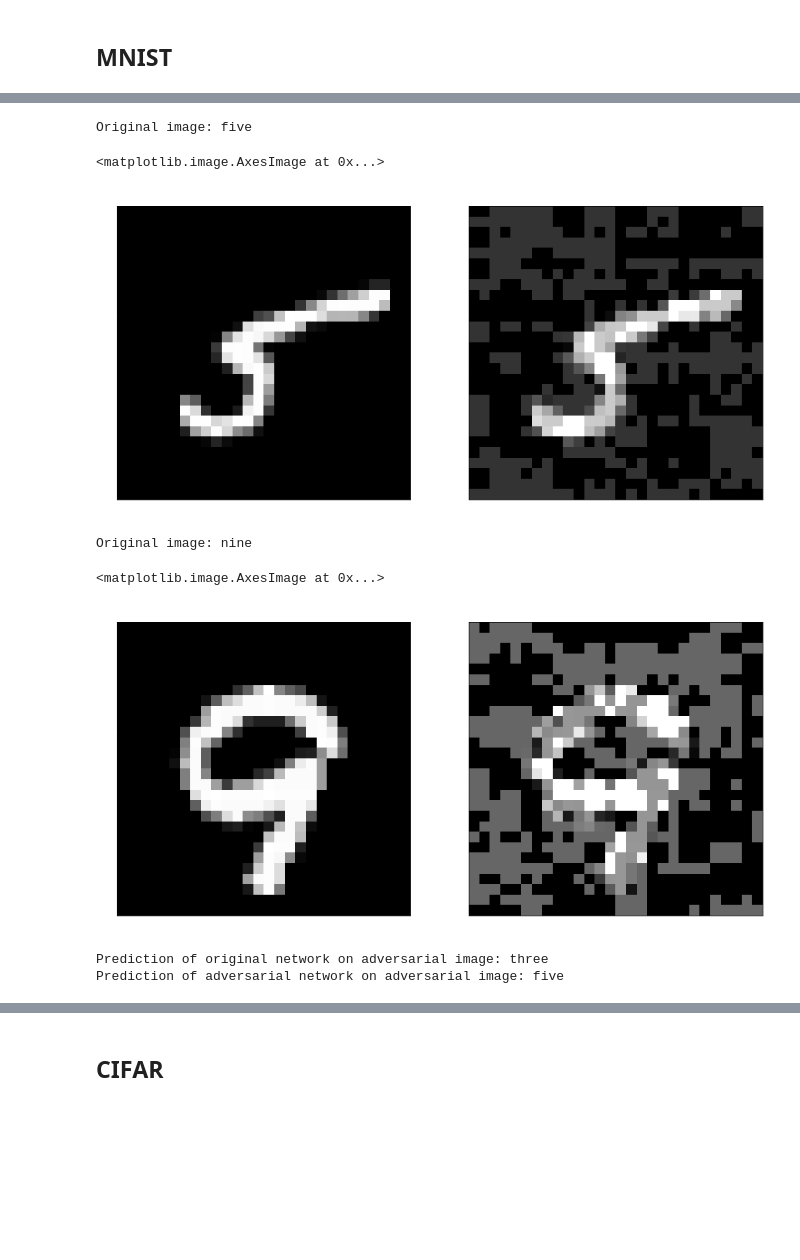
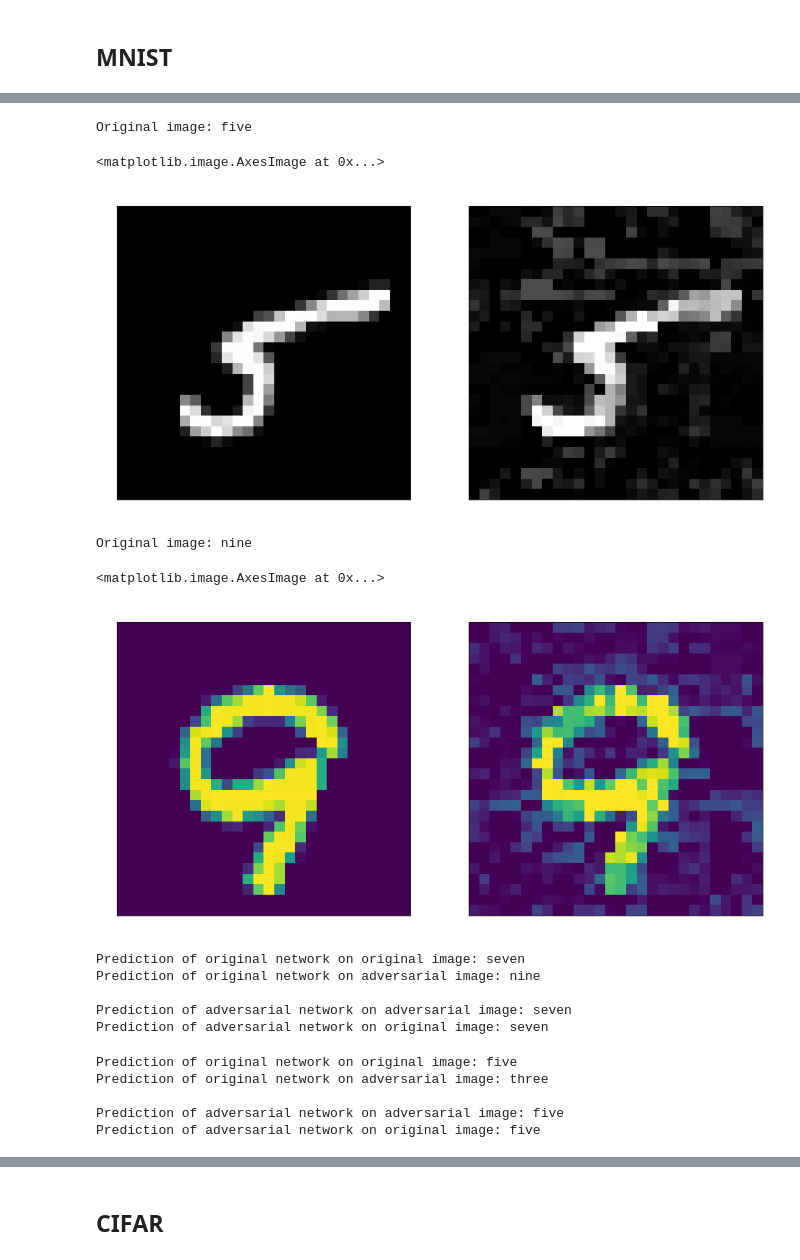
Before and after one commit to Dimanssional/Adversial-Attacks-Methods, a Jupyter notebook: Adversarial_Algorithms/adversarial_experiments.ipynb, the cells around one changed output, grey strips where cells are left out. Saved outputs shown, nothing was run; the diff lists cells and outputs as text; code cells hidden in the pictures; blank space fills up the shorter version.

```diff
--- a/Adversarial_Algorithms/adversarial_experiments.ipynb
+++ b/Adversarial_Algorithms/adversarial_experiments.ipynb
@@ -150,9 +154,12 @@ accuracy: 98.30%
 ## Basic-Iterative method - BIM:
 * Experiments with BIM: MNIST, CIFAR
 # %%
-bim = BIM(0.2, loaded_model)
+bim0 = BIM(0.3, loaded_model)
+bim = BIM(0.3, loaded_model)
+bim1 = BIM(0.3, loaded_model)
 
-bim1 = BIM(0.4, loaded_model)
+image0 = X_test[133].reshape((1, img_rows, img_cols, channels))
+true_label0 = y_test[133]
 
 image = X_train[65].reshape((1, img_rows, img_cols, channels))
 true_label = y_train[65]
@@ -160,7 +167,8 @@ true_label = y_train[65]
 image1 = X_test[315].reshape((1, img_rows, img_cols, channels))
 true_label1 = y_test[315]
 
-adv, pert = bim.adversarial_pattern(image, true_label=true_label, alpha=4., iterations=50)
-adv1, pert1 = bim1.adversarial_pattern(image1, true_label=true_label1, alpha=6., iterations=50)
+adv0, pert0 = bim0.adversarial_pattern(image0, true_label=true_label0, alpha=0.1/20, iterations=20)
+adv, pert = bim.adversarial_pattern(image, true_label=true_label, alpha=0.3/50, iterations=50)
+adv1, pert1 = bim1.adversarial_pattern(image1, true_label=true_label1, alpha=0.3/50., iterations=50)
 # %% [markdown]
 ## MNIST
@@ -178,26 +201,44 @@ plt.imshow(tf.reshape(adv, (28, 28)), cmap="gray")
 # %% [output]
 Original image: five
 <matplotlib.image.AxesImage at 0x...>
-[figure, old version]
+[figure, new version]
 # %%
 plt.figure(figsize=(15, 15))
 
 plt.subplot(121)
 plt.title("Initial image")
-plt.imshow(X_test[315].reshape(28, 28), cmap="gray")
+plt.imshow(X_test[315].reshape(28, 28))
 print(f"Original image: {labels[np.argmax(y_test[315])]}")
 
 plt.subplot(122)
 plt.title("Adversarial image")
-plt.imshow(tf.reshape(adv1, (28, 28)), cmap="gray")
+plt.imshow(tf.reshape(adv1, (28, 28)))
 # %% [output]
 Original image: nine
 <matplotlib.image.AxesImage at 0x...>
-[figure, old version]
+[figure, new version]
+# %%
+print(f"Prediction of original network on original image: {labels[loaded_model.predict(image0).argmax()]}")
+print(f"Prediction of original network on adversarial image: {labels[loaded_model.predict(adv0).argmax()]}\n")
+
+print(f"Prediction of adversarial network on adversarial image: {labels[loaded_model_adv.predict(tf.reshape(adv0, (1, img_cols, img_rows, channels))).argmax()]}")
+print(f"Prediction of adversarial network on original image: {labels[loaded_model_adv.predict(image0).argmax()]}")
+# %% [output]
+Prediction of original network on original image: seven
+Prediction of original network on adversarial image: nine
+
+Prediction of adversarial network on adversarial image: seven
+Prediction of adversarial network on original image: seven
 # %%
-print(f"Prediction of original network on adversarial image: {labels[loaded_model.predict(adv).argmax()]}")
-print(f"Prediction of adversarial network on adversarial image: {labels[loaded_model_adv.predict(adv).argmax()]}")
+print(f"Prediction of original network on original image: {labels[loaded_model.predict(image).argmax()]}")
+print(f"Prediction of original network on adversarial image: {labels[loaded_model.predict(adv).argmax()]}\n")
+
+print(f"Prediction of adversarial network on adversarial image: {labels[loaded_model_adv.predict(tf.reshape(adv, (1, img_cols, img_rows, channels))).argmax()]}")
+print(f"Prediction of adversarial network on original image: {labels[loaded_model_adv.predict(image).argmax()]}")
 # %% [output]
+Prediction of original network on original image: five
 Prediction of original network on adversarial image: three
+
 Prediction of adversarial network on adversarial image: five
+Prediction of adversarial network on original image: five
 # %%
```
Also changed, not shown: parts of 39 cells of this notebook, 1 other file.
